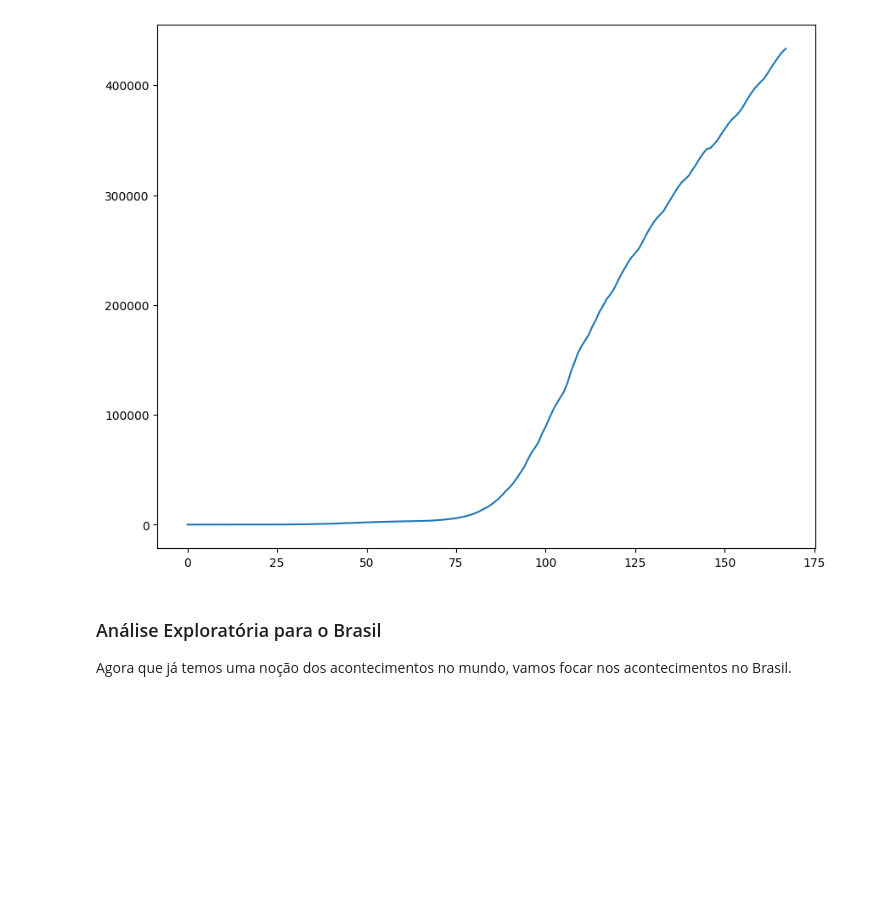
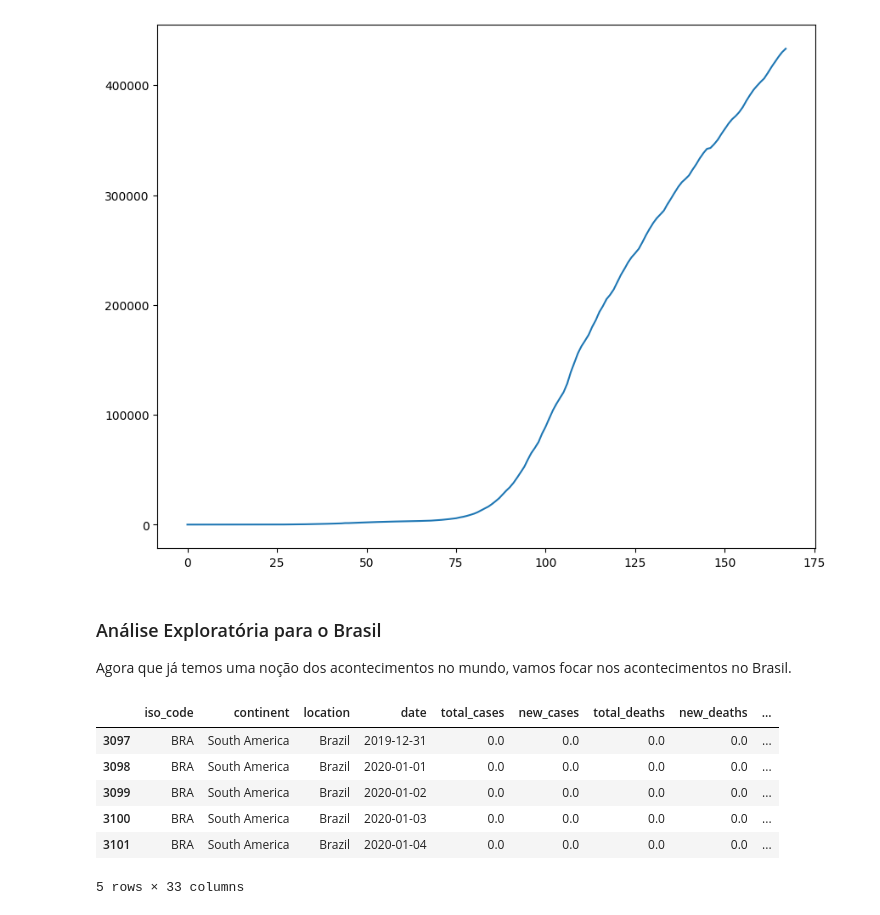
Before and after one commit to JhonnyLimachi/Sigmoidal, a Jupyter notebook: 22_2_PROJETO_Panorama_do_COVID_19_no_Brasil.ipynb, the cells around one changed output. Saved outputs shown, nothing was run; the diff lists cells and outputs as text; code cells hidden in the pictures; blank space fills up the shorter version.

```diff
--- a/22_2_PROJETO_Panorama_do_COVID_19_no_Brasil.ipynb
+++ b/22_2_PROJETO_Panorama_do_COVID_19_no_Brasil.ipynb
@@ -232,3 +232,16 @@ df.loc[df.location == "World", "total_deaths"].reset_index(drop=True).plot(figsi
 ### Análise Exploratória para o Brasil
 
 Agora que já temos uma noção dos acontecimentos no mundo, vamos focar nos acontecimentos no Brasil.
+# %%
+# Criar uma cópia do DataFrame apenas com o Brasil
+df_brasil = df.loc[df.location == "Brazil"].copy()
+
+df_brasil.head()
+# %% [output]
+|  | iso_code | continent | location | date | total_cases | new_cases | total_deaths | new_deaths | ... |
+| 3097 | BRA | South America | Brazil | 2019-12-31 | 0.0 | 0.0 | 0.0 | 0.0 | ... |
+| 3098 | BRA | South America | Brazil | 2020-01-01 | 0.0 | 0.0 | 0.0 | 0.0 | ... |
+| 3099 | BRA | South America | Brazil | 2020-01-02 | 0.0 | 0.0 | 0.0 | 0.0 | ... |
+| 3100 | BRA | South America | Brazil | 2020-01-03 | 0.0 | 0.0 | 0.0 | 0.0 | ... |
+| 3101 | BRA | South America | Brazil | 2020-01-04 | 0.0 | 0.0 | 0.0 | 0.0 | ... |
+5 rows × 33 columns
```
Also changed, not shown: parts of 7 cells of this notebook.
